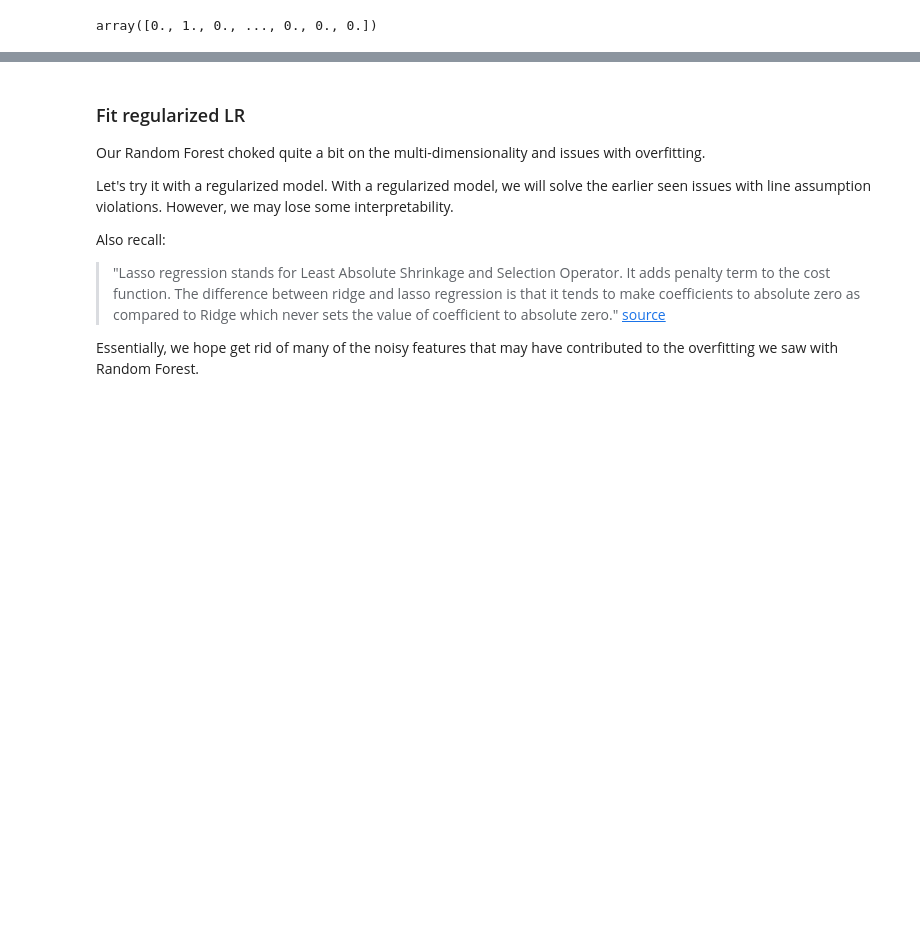
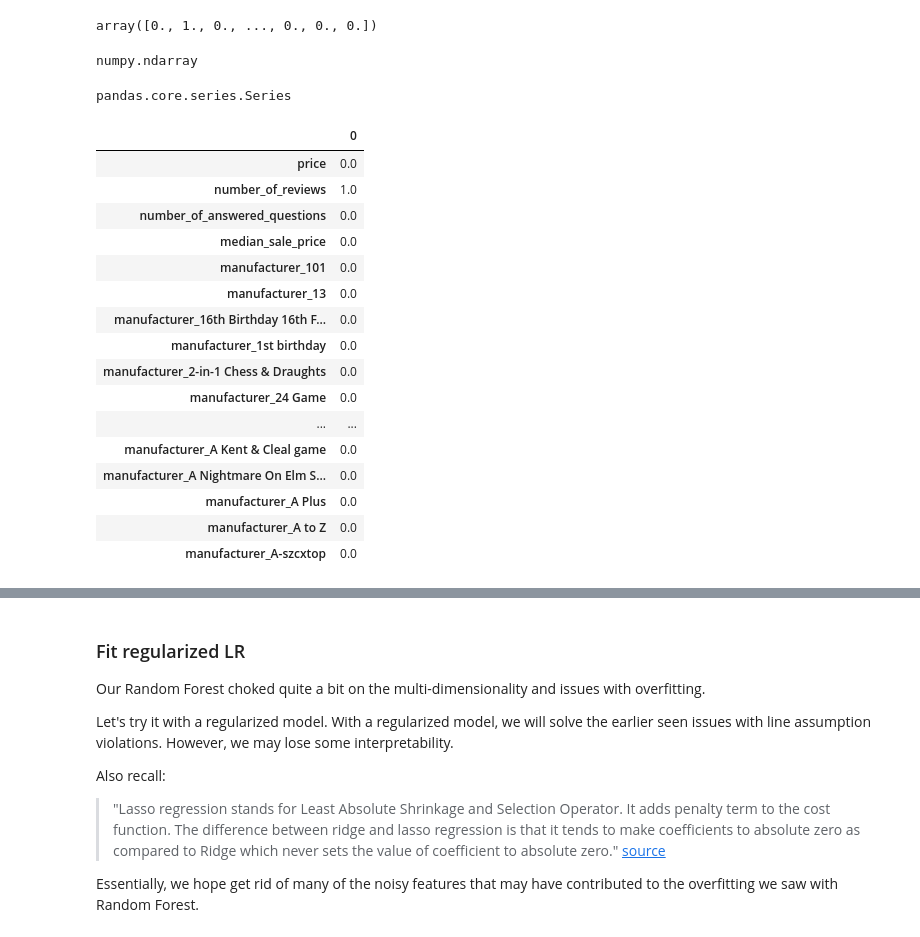
Before and after one commit to cotica/capstone, a Jupyter notebook: code/Amazon-product-catalog-NLP-modeling.ipynb, the cells around one changed output, grey strips where cells are left out. Drawn from its saved outputs; the diff is of its cells as text; code cells hidden in the pictures; blank space fills up the shorter version.

```diff
--- a/code/Amazon-product-catalog-NLP-modeling.ipynb
+++ b/code/Amazon-product-catalog-NLP-modeling.ipynb
@@ -913,3 +915,7 @@ importances = rf_regressor.feature_importances_
 importances
 # %% [output]
 array([0., 1., 0., ..., 0., 0., 0.])
+# %%
+type(importances)
+# %% [output]
+numpy.ndarray
@@ -915,0 +928,4 @@ array([0., 1., 0., ..., 0., 0., 0.])
+# %%
+type(forest_importances)
+# %% [output]
+pandas.core.series.Series
@@ -916 +934,22 @@ array([0., 1., 0., ..., 0., 0., 0.])
+# %%
+importance_db = pd.DataFrame(forest_importances)
+importance_db[:25]
+# %% [output]
+|  | 0 |
+| price | 0.0 |
+| number_of_reviews | 1.0 |
+| number_of_answered_questions | 0.0 |
+| median_sale_price | 0.0 |
+| manufacturer_101 | 0.0 |
+| manufacturer_13 | 0.0 |
+| manufacturer_16th Birthday 16th F... | 0.0 |
+| manufacturer_1st birthday | 0.0 |
+| manufacturer_2-in-1 Chess & Draughts | 0.0 |
+| manufacturer_24 Game | 0.0 |
+| ... | ... |
+| manufacturer_A Kent & Cleal game | 0.0 |
+| manufacturer_A Nightmare On Elm S... | 0.0 |
+| manufacturer_A Plus | 0.0 |
+| manufacturer_A to Z | 0.0 |
+| manufacturer_A-szcxtop | 0.0 |
 # %%
```
Also changed, not shown: parts of 5 cells of this notebook.
